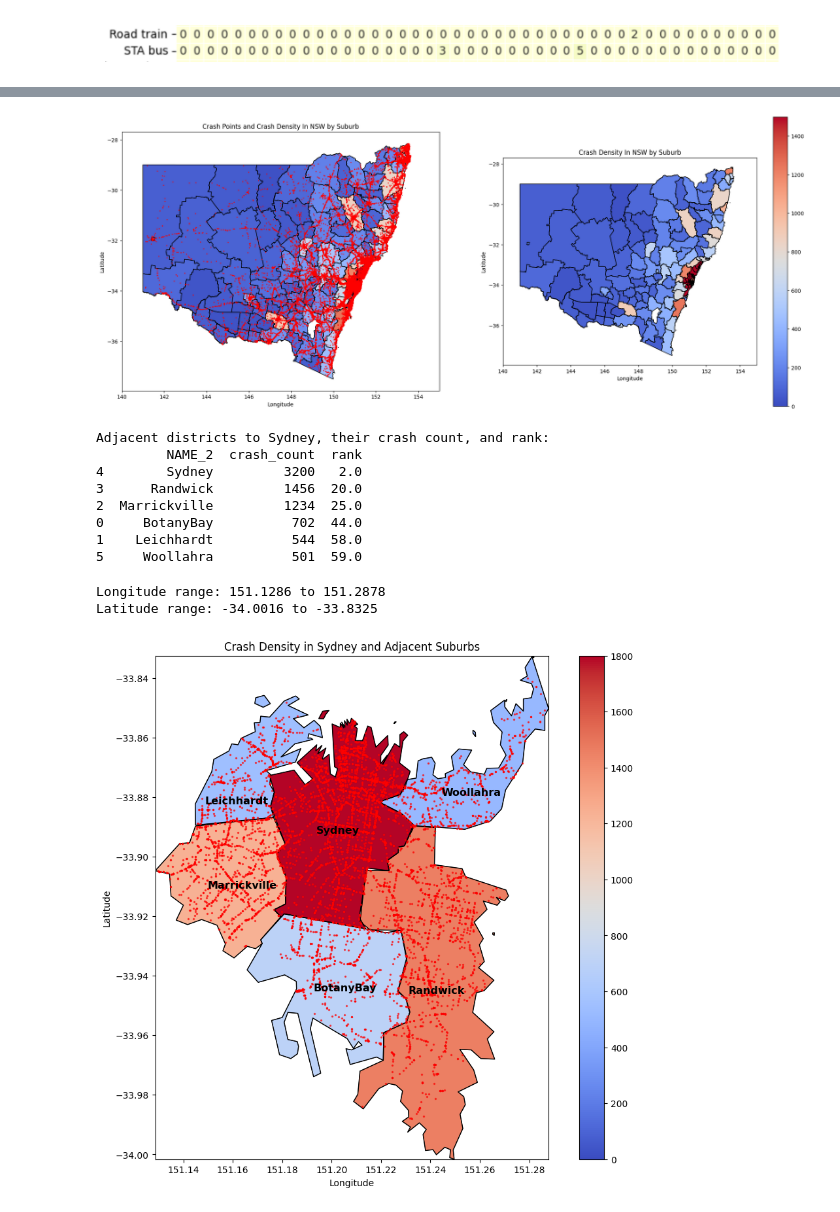
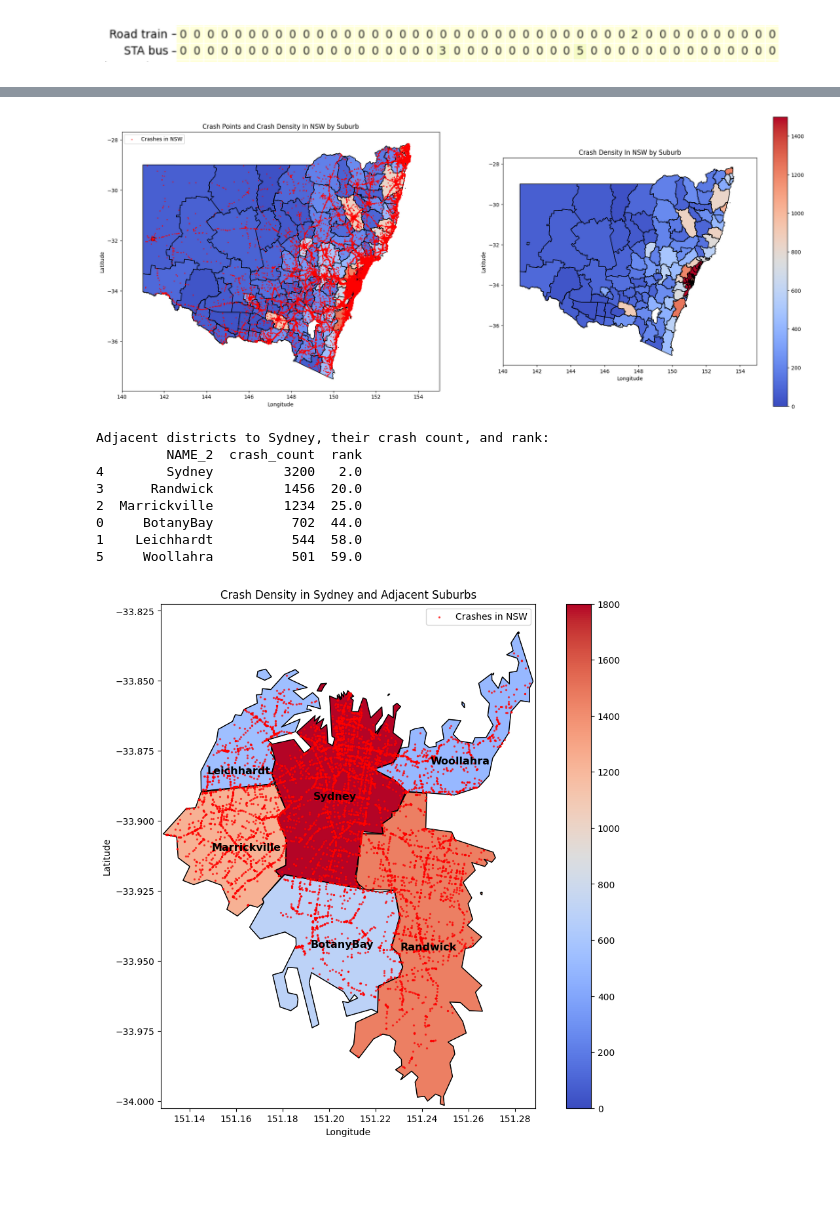
Before and after one commit to Yuyun-Zhou/open-data-project, a Jupyter notebook: crash.ipynb, the cells around one changed output, grey strips where cells are left out. Drawn from its saved outputs; the diff is of its cells as text; code cells hidden in the pictures; blank space fills up the shorter version.

```diff
--- a/crash.ipynb
+++ b/crash.ipynb
@@ -322,16 +326,16 @@ nsw_suburbs.boundary.plot(ax=axs[0], color='black', linewidth=1)
 nsw_suburbs.plot(column='crash_count', ax=axs[0], cmap='coolwarm',
                  edgecolor='black', linewidth=0.5,
                  vmin=0, vmax=1500)
-filtered_points.plot(ax=axs[0], marker='o', markersize=2, alpha=0.6, color='red', zorder=2)
+filtered_points.plot(ax=axs[0], marker='o', markersize=2, alpha=0.6, color='red', zorder=2, label='Crashes in NSW')
 axs[0].set_title('Crash Points and Crash Density In NSW by Suburb')
 axs[0].set_xlabel('Longitude')
 axs[0].set_ylabel('Latitude')
 axs[0].set_xlim(left=nsw_longitude_range[0], right=155)
-
+axs[0].legend()
 # Show the plot
 plt.show()
 # %% [output]
-[figure, old version]
+[figure, new version]
 # %%
 import pandas as pd
 
@@ -370,45 +374,39 @@ adjacency_district_to_sydney_data = nsw_suburbs[nsw_suburbs['NAME_2'].isin(adjac
 
 # Calculate the bounds (min and max longitude and latitude)
 minx, miny, maxx, maxy = adjacency_district_to_sydney_data.total_bounds
-
-# Print the ranges
-print(f"Longitude range: {minx} to {maxx}")
-print(f"Latitude range: {miny} to {maxy}")
 
 # Create a single subplot
 fig, ax = plt.subplots(figsize=(12, 10))
 
 # Plot the map with color gradient based on crash counts for Sydney and adjacent suburbs
 adjacency_district_to_sydney_data.boundary.plot(ax=ax, color='black', linewidth=1)
 adjacency_district_to_sydney_data.plot(column='crash_count', ax=ax, cmap='coolwarm',
                                         legend=True, edgecolor='black', linewidth=0.5,
                                         vmin=0, vmax=1800)
 # Add annotations for district names
 for idx, row in adjacency_district_to_sydney_data.iterrows():
     # Get the centroid of each district polygon for annotation
     centroid = row['geometry'].centroid
     # Define offset
     x_offset, y_offset = (-25, -9)
     # Check if the current district is 'Leichhardt'
     if row['NAME_2'] == 'Leichhardt':
         x_offset, y_offset = (-53, -40)
     elif row['NAME_2'] == 'Woollahra':
         x_offset, y_offset = (-35, -25)
 
     ax.annotate(text=row['NAME_2'], xy=(centroid.x, centroid.y),
                 xytext=(x_offset, y_offset),  # Use customized offsets
                 textcoords='offset points', fontsize=11.5, color='black', weight='bold')
 ax.set_title('Crash Density in Sydney and Adjacent Suburbs')
 ax.set_xlabel('Longitude')
 ax.set_ylabel('Latitude')
 points_within_boundary = filtered_points[filtered_points.geometry.apply(lambda geom: any(adjacency_district_to_sydney_data.contains(geom)))]
-points_within_boundary.plot(ax=ax, marker='o', markersize=2, alpha=0.6, color='red', zorder=2)
-ax.set_xlim(left=minx, right=maxx)
-ax.set_ylim(bottom=miny, top=maxy)
-
+points_within_boundary.plot(ax=ax, marker='o', markersize=2, alpha=0.6, color='red', zorder=2, label='Crashes in NSW')
+ax.set_xlim(left=minx - 0.001, right=maxx + 0.001)
+ax.set_ylim(bottom=miny - 0.001, top=maxy + 0.01)
+ax.legend()
 # Show the plot
 plt.show()
 # %% [output]
-Longitude range: 151.1286 to 151.2878
-Latitude range: -34.0016 to -33.8325
-[figure, old version]
+[figure, new version]
```
Also changed, not shown: parts of 8 cells of this notebook.
